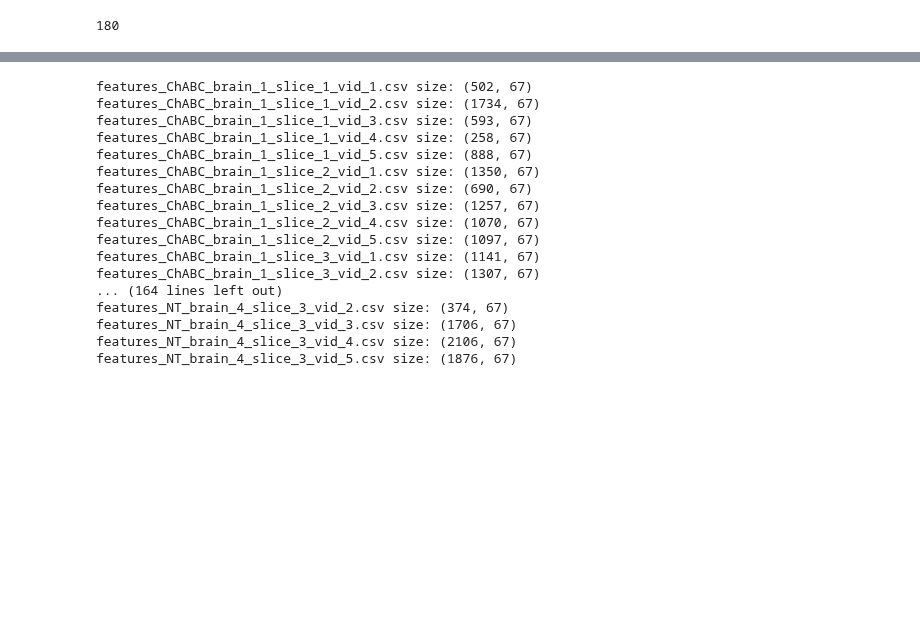
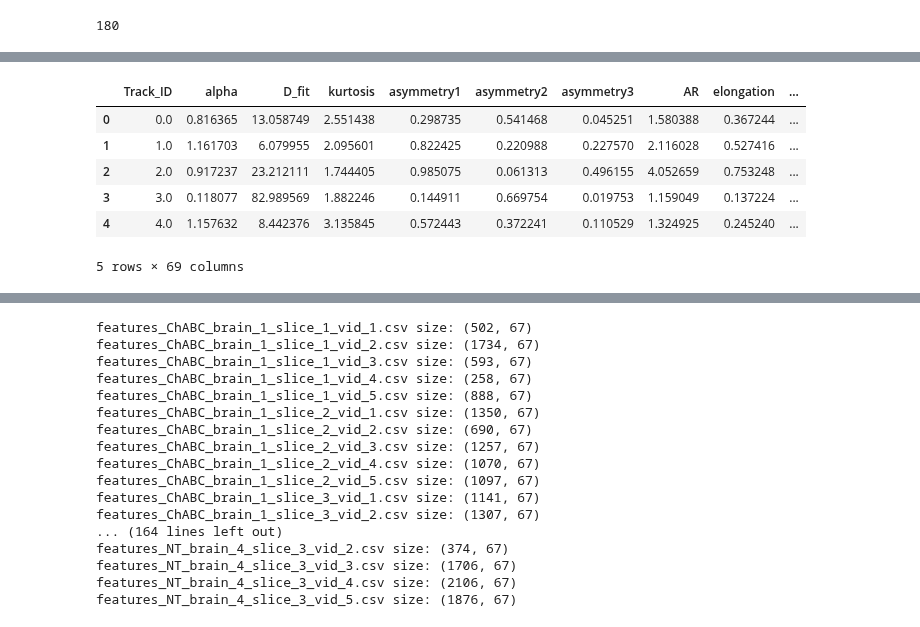
Before and after one commit to Nance-Lab/diff_predictor, a Jupyter notebook: notebooks/Deff_analysis.ipynb, the cells around one changed output, grey strips where cells are left out. Drawn from its saved outputs; the diff is of its cells as text; code cells hidden in the pictures; blank space fills up the shorter version.

```diff
--- a/notebooks/Deff_analysis.ipynb
+++ b/notebooks/Deff_analysis.ipynb
@@ -55,0 +59,11 @@ print(len(filelist))
+# %%
+# Look at sample of data
+fstats_tot.head()
+# %% [output]
+|  | Track_ID | alpha | D_fit | kurtosis | asymmetry1 | asymmetry2 | asymmetry3 | AR | elongation | ... |
+| 0 | 0.0 | 0.816365 | 13.058749 | 2.551438 | 0.298735 | 0.541468 | 0.045251 | 1.580388 | 0.367244 | ... |
+| 1 | 1.0 | 1.161703 | 6.079955 | 2.095601 | 0.822425 | 0.220988 | 0.227570 | 2.116028 | 0.527416 | ... |
+| 2 | 2.0 | 0.917237 | 23.212111 | 1.744405 | 0.985075 | 0.061313 | 0.496155 | 4.052659 | 0.753248 | ... |
+| 3 | 3.0 | 0.118077 | 82.989569 | 1.882246 | 0.144911 | 0.669754 | 0.019753 | 1.159049 | 0.137224 | ... |
+| 4 | 4.0 | 1.157632 | 8.442376 | 3.135845 | 0.572443 | 0.372241 | 0.110529 | 1.324925 | 0.245240 | ... |
+5 rows × 69 columns
```
Also changed, not shown: parts of 18 cells of this notebook, 9 other files.
